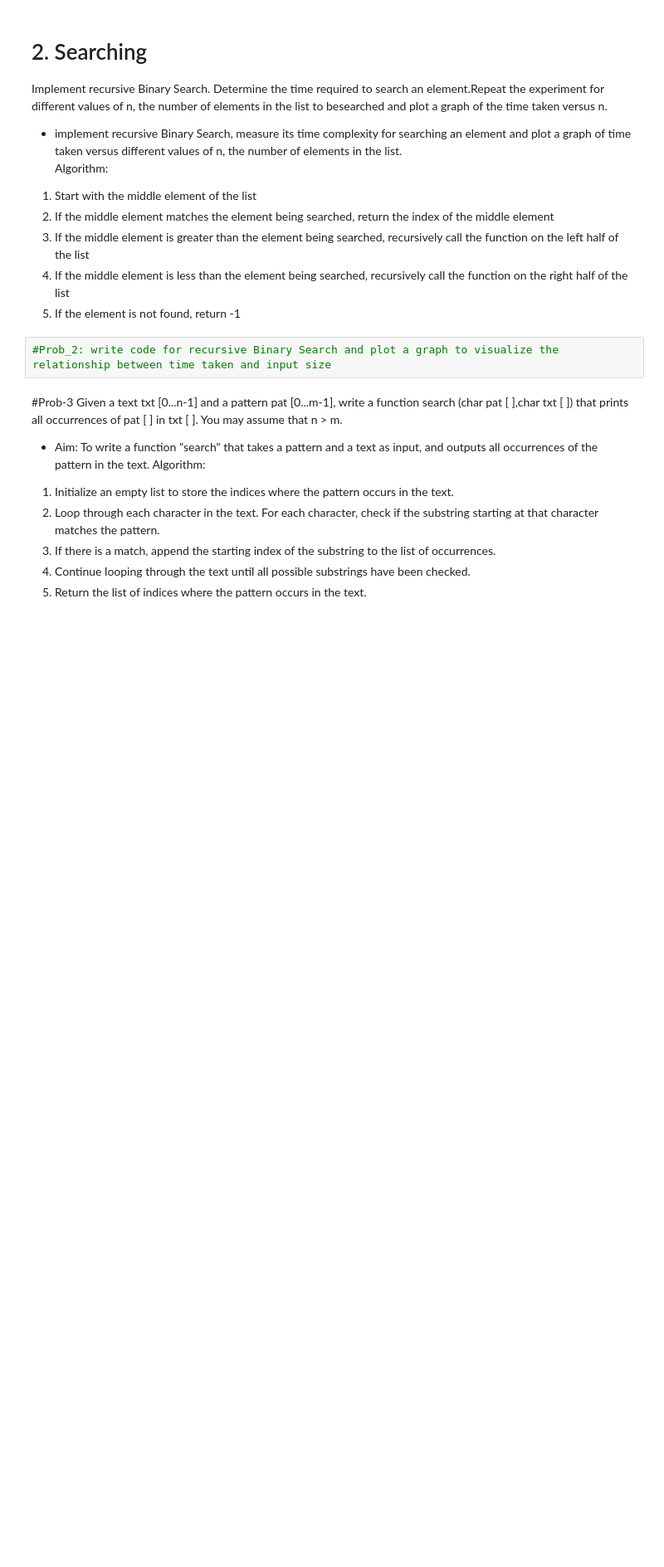
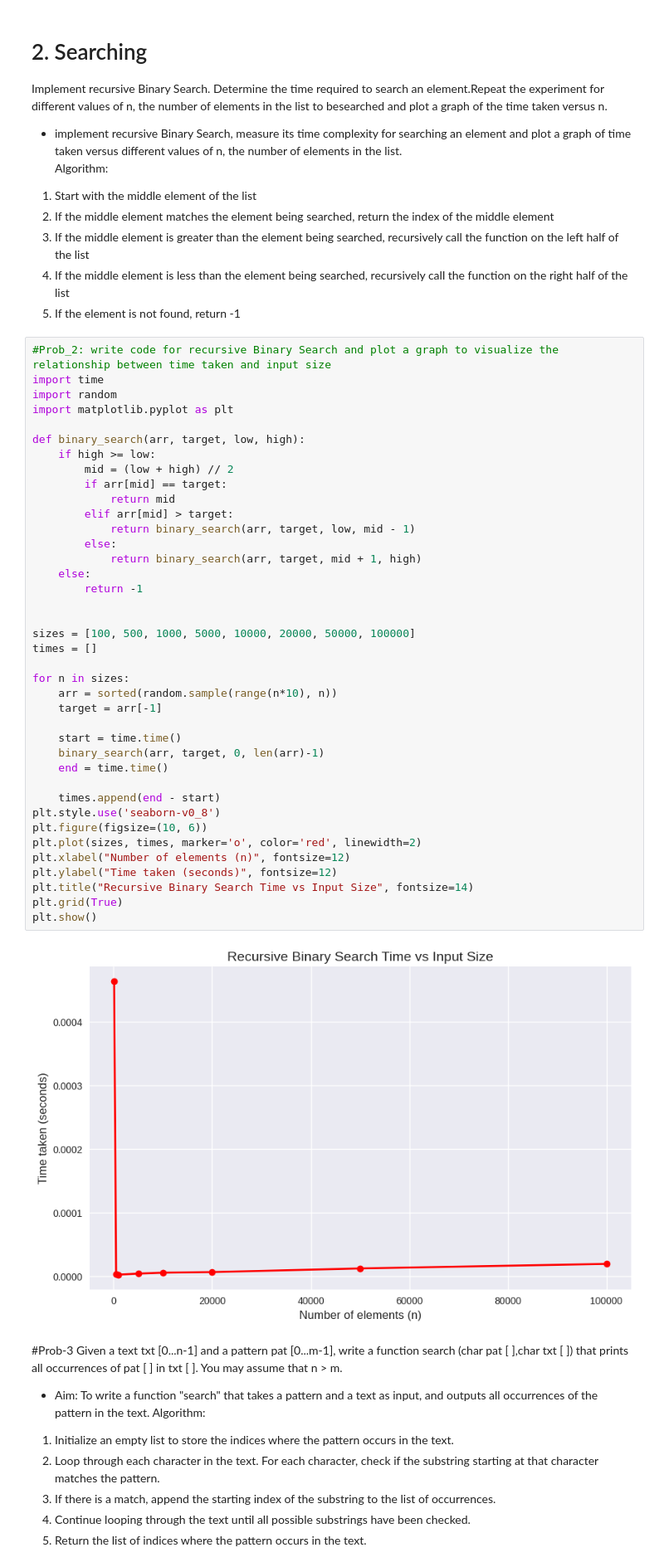
Before and after one commit to Uttkarsh-Malik/ALGO_LAB, a Jupyter notebook: lab_4.ipynb, the cells around one changed output. Shown at 83% size. Cells and saved outputs as stored; diff of their text form; blank space fills up the shorter version.

```diff
--- a/lab_4.ipynb
+++ b/lab_4.ipynb
@@ -23,8 +73,47 @@ Algorithm:
 3. If the middle element is greater than the element being searched, recursively call the function on the left half of the list
 4. If the middle element  is  less than the element  being searched, recursively call the function on the right half of the list
 5. If the element is not found, return -1
-# %%
-#Prob_2: write code for recursive Binary Search and plot a graph to visualize the relationship between time taken and input size
+# %%
+#Prob_2: write code for recursive Binary Search and plot a graph to visualize the relationship between time taken and input size
+import time
+import random
+import matplotlib.pyplot as plt
+
+def binary_search(arr, target, low, high):
+    if high >= low:
+        mid = (low + high) // 2
+        if arr[mid] == target:
+            return mid
+        elif arr[mid] > target:
+            return binary_search(arr, target, low, mid - 1)
+        else:
+            return binary_search(arr, target, mid + 1, high)
+    else:
+        return -1
+
+
+sizes = [100, 500, 1000, 5000, 10000, 20000, 50000, 100000]
+times = []
+
+for n in sizes:
+    arr = sorted(random.sample(range(n*10), n))
+    target = arr[-1]
+
+    start = time.time()
+    binary_search(arr, target, 0, len(arr)-1)
+    end = time.time()
+
+    times.append(end - start)
+plt.style.use('seaborn-v0_8')
+plt.figure(figsize=(10, 6))
+plt.plot(sizes, times, marker='o', color='red', linewidth=2)
+plt.xlabel("Number of elements (n)", fontsize=12)
+plt.ylabel("Time taken (seconds)", fontsize=12)
+plt.title("Recursive Binary Search Time vs Input Size", fontsize=14)
+plt.grid(True)
+plt.show()
+# %% [output]
+[figure, added]
 # %% [markdown]
 #Prob-3
 Given a text txt [0...n-1] and a pattern pat [0...m-1], write a function search (char pat [ ],char txt [ ]) that prints all occurrences of pat [ ] in txt [ ]. You may assume that n > m.
```
Also changed, not shown: parts of 8 cells of this notebook.
